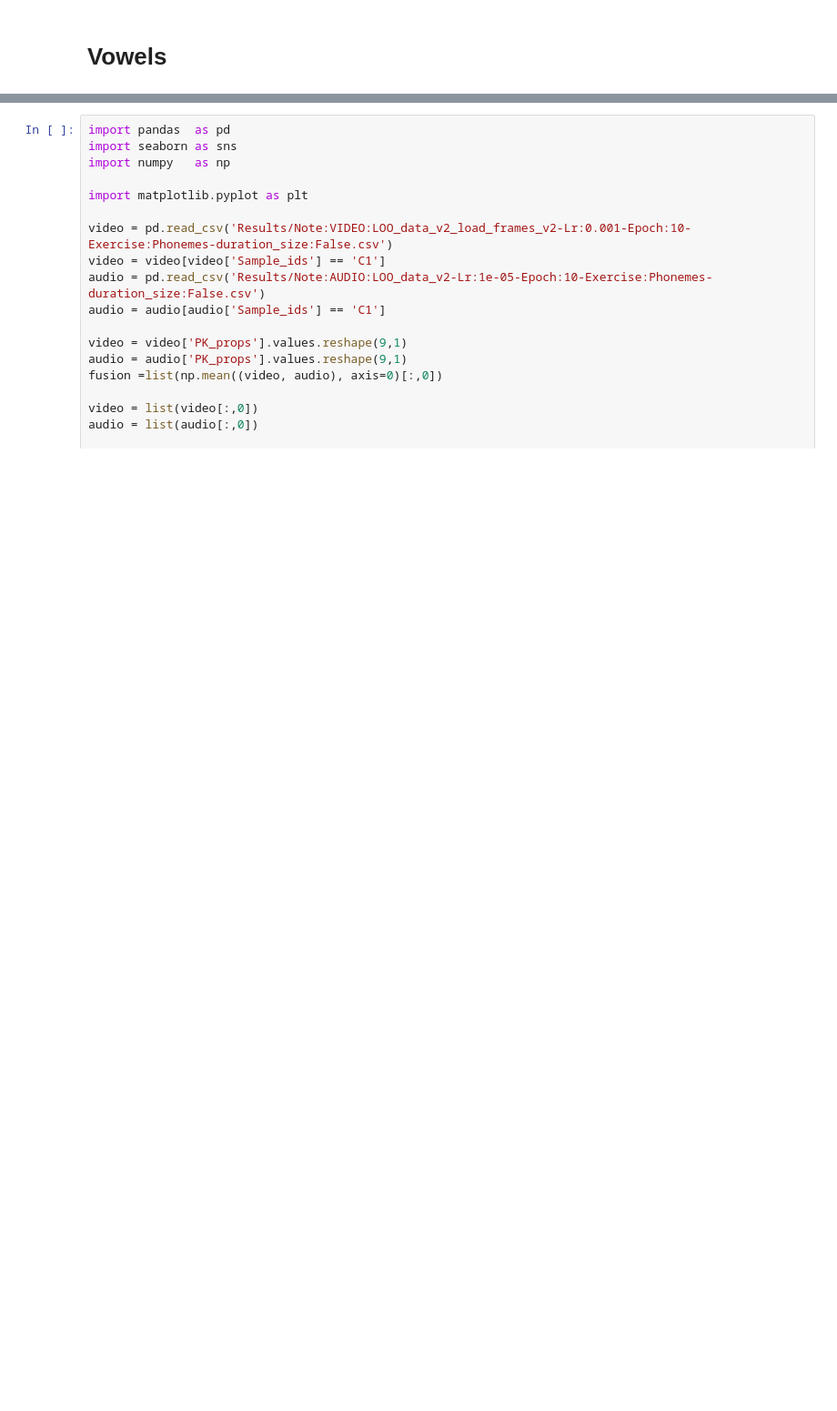
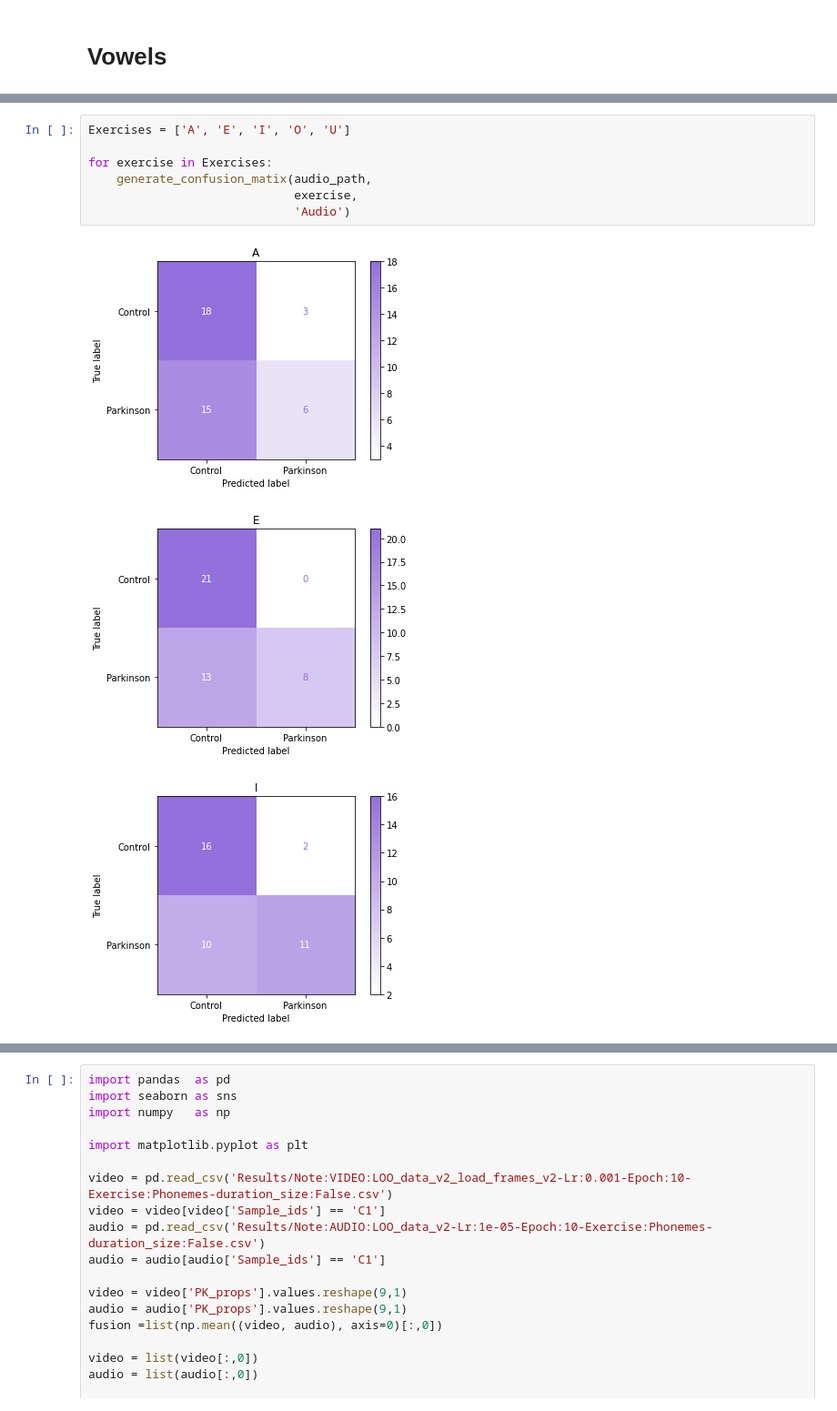
Before and after one commit to jdvalera19/Parkinson-Multimodal-Cross-Attention, a Jupyter notebook: View_result.ipynb, the cells around one changed output, grey strips where cells are left out. Shown at 91% size. Cells and saved outputs as stored; diff of their text form; blank space fills up the shorter version.

```diff
--- a/View_result.ipynb
+++ b/View_result.ipynb
@@ -90,0 +130,11 @@ Precision:0.4964, Recall:0.6571, F1-score:0.5656, Accuraci:0.4879, AUC:0.4500
+# %%
+Exercises = ['A', 'E', 'I', 'O', 'U']
+
+for exercise in Exercises:
+    generate_confusion_matix(audio_path,
+                             exercise,
+                             'Audio')
+# %% [output]
+[figure, added]
+[figure, added]
+[figure, added]
```
Also changed, not shown: parts of 9 cells of this notebook, 1 other file.
